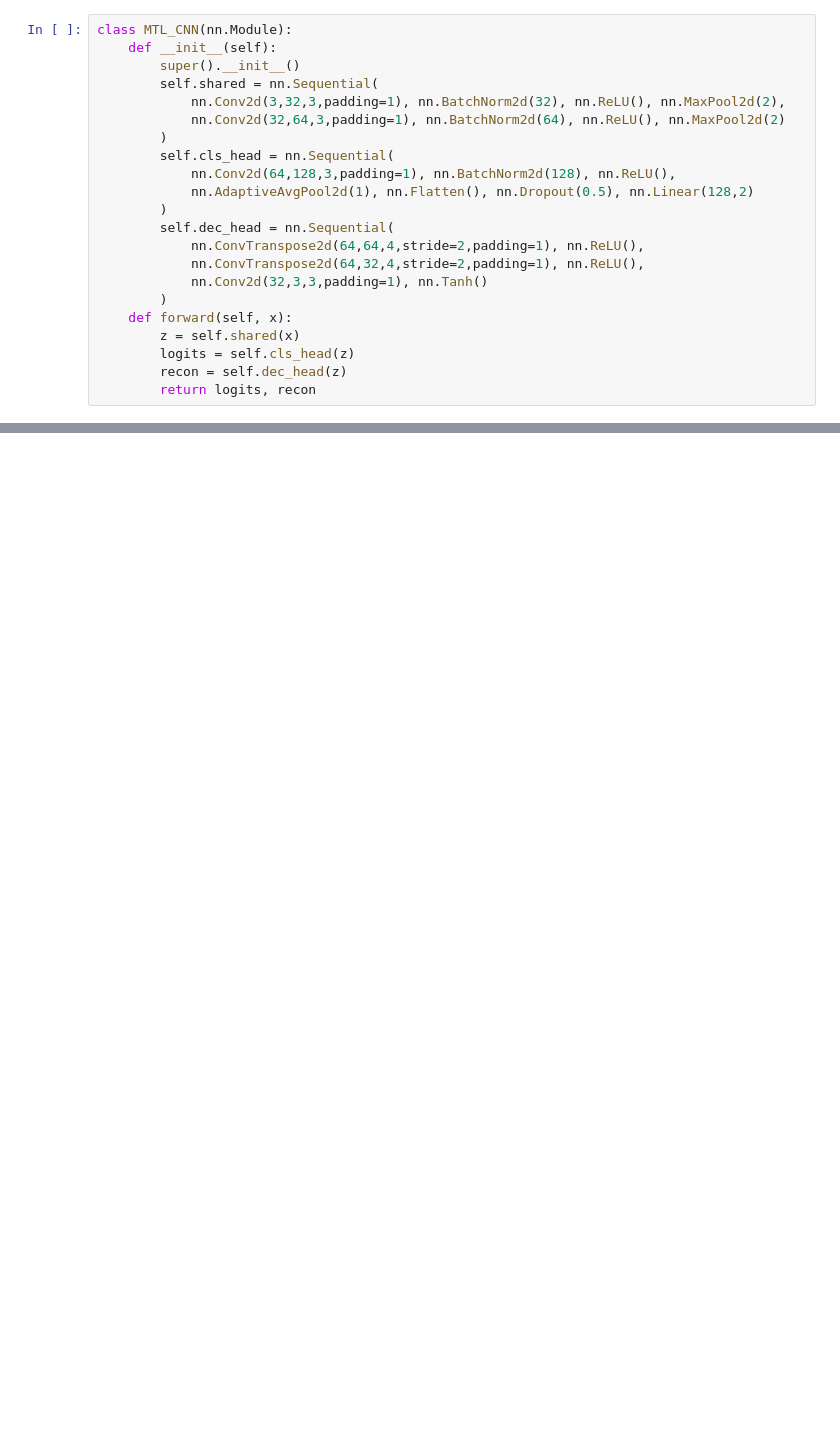
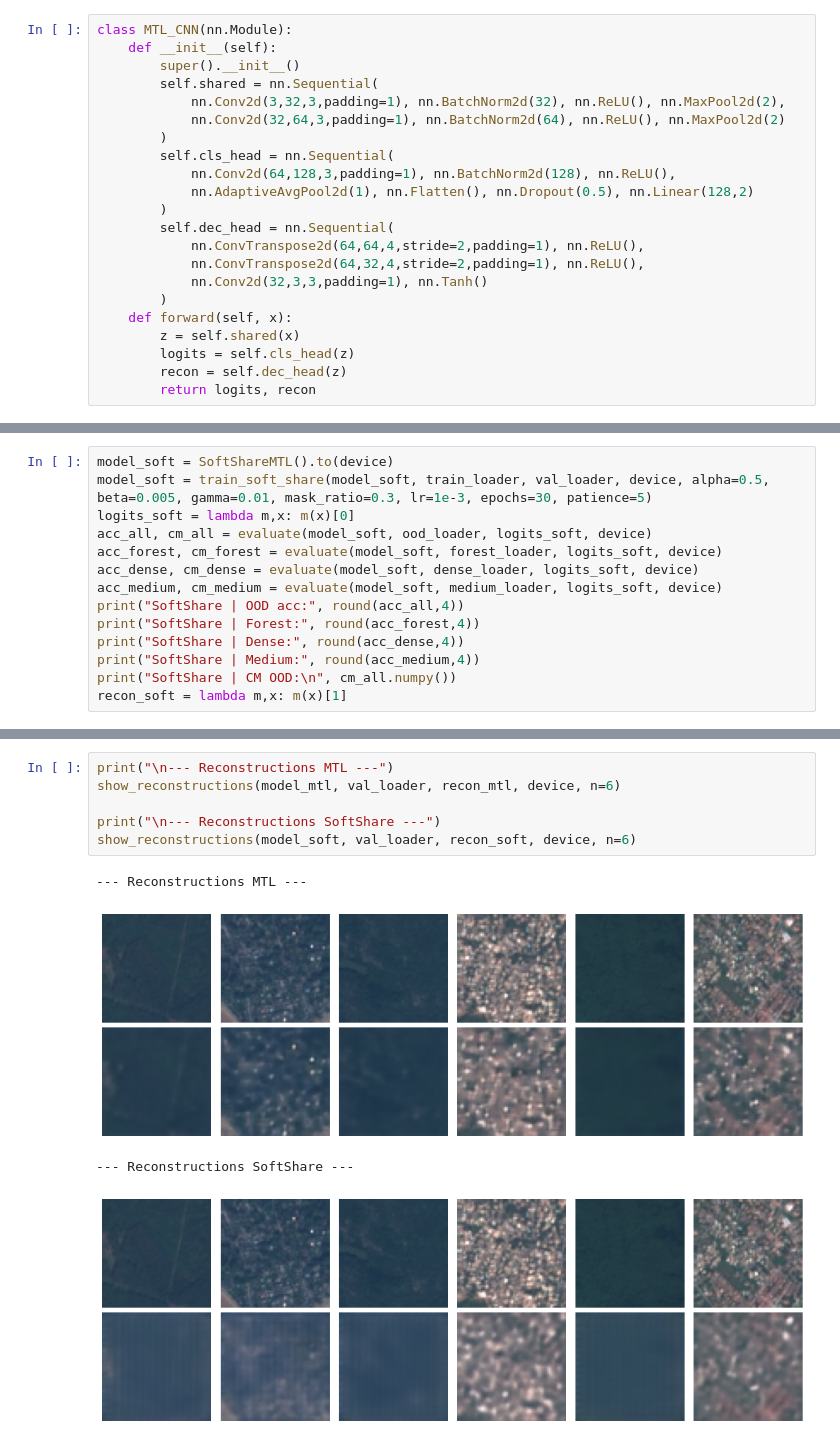
Before and after one commit to miikeydev/MTL_Classification_Reconstruction, a Jupyter notebook: notebooks/mahouna/MLT_AE_experiments.ipynb, the cells around one changed output, grey strips where cells are left out. Saved outputs shown, nothing was run; the diff lists cells and outputs as text; blank space fills up the shorter version.

```diff
--- a/notebooks/mahouna/MLT_AE_experiments.ipynb
+++ b/notebooks/mahouna/MLT_AE_experiments.ipynb
@@ -410,0 +512,14 @@ SoftShare | CM OOD:
+# %%
+model_soft = SoftShareMTL().to(device)
+model_soft = train_soft_share(model_soft, train_loader, val_loader, device, alpha=0.5, beta=0.005, gamma=0.01, mask_ratio=0.3, lr=1e-3, epochs=30, patience=5)
+logits_soft = lambda m,x: m(x)[0]
+acc_all, cm_all = evaluate(model_soft, ood_loader, logits_soft, device)
+acc_forest, cm_forest = evaluate(model_soft, forest_loader, logits_soft, device)
+acc_dense, cm_dense = evaluate(model_soft, dense_loader, logits_soft, device)
+acc_medium, cm_medium = evaluate(model_soft, medium_loader, logits_soft, device)
+print("SoftShare | OOD acc:", round(acc_all,4))
+print("SoftShare | Forest:", round(acc_forest,4))
+print("SoftShare | Dense:", round(acc_dense,4))
+print("SoftShare | Medium:", round(acc_medium,4))
+print("SoftShare | CM OOD:\n", cm_all.numpy())
+recon_soft = lambda m,x: m(x)[1]
@@ -410,0 +544,11 @@ SoftShare | CM OOD:
+# %%
+print("\n--- Reconstructions MTL ---")
+show_reconstructions(model_mtl, val_loader, recon_mtl, device, n=6)
+
+print("\n--- Reconstructions SoftShare ---")
+show_reconstructions(model_soft, val_loader, recon_soft, device, n=6)
+# %% [output]
+--- Reconstructions MTL ---
+[figure, added]
+--- Reconstructions SoftShare ---
+[figure, added]
```
Also changed, not shown: parts of 9 cells of this notebook.
